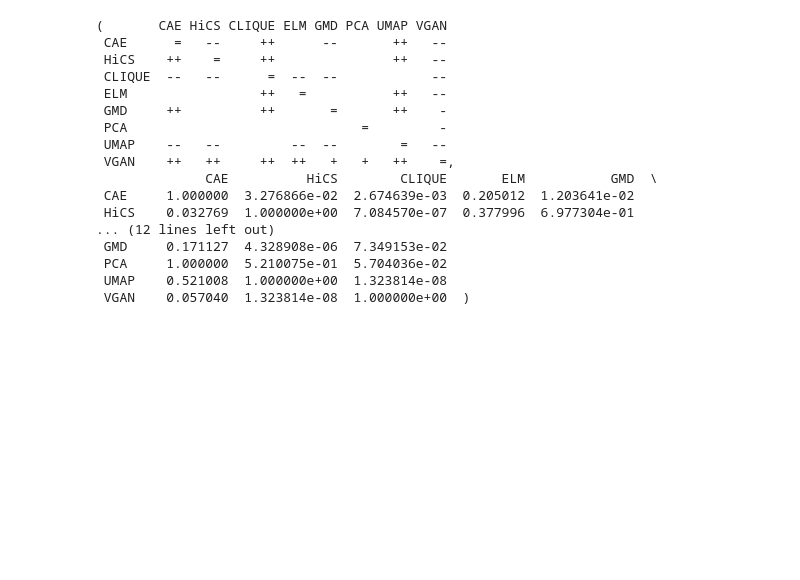
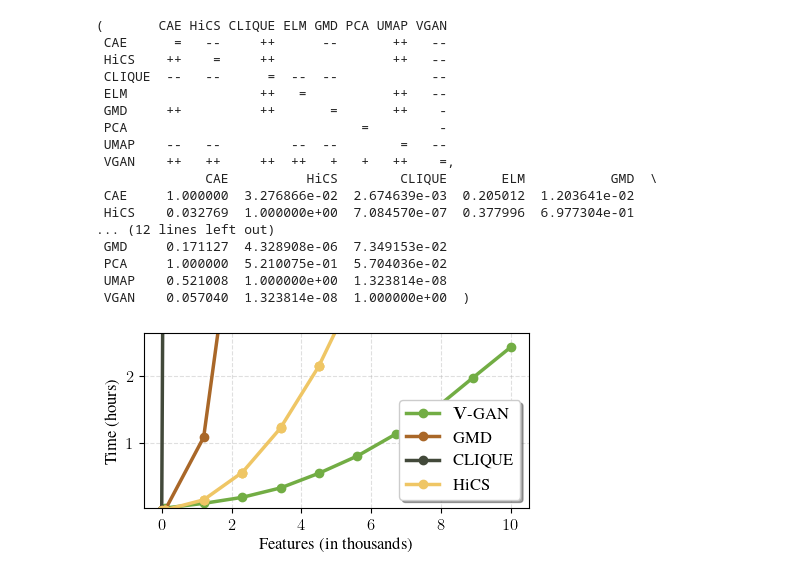
Before and after one commit to jcribeiro98/V-GAN, a Jupyter notebook: images.ipynb, the cells around one changed output. Saved outputs shown, nothing was run; the diff lists cells and outputs as text; code cells hidden in the pictures; blank space fills up the shorter version.

Commit message:
Final time experiments + graphs

```diff
--- a/images.ipynb
+++ b/images.ipynb
@@ -729,3 +729,61 @@ VGAN    ++   ++     ++  ++   +   +   ++    =
  PCA     1.000000  5.210075e-01  5.704036e-02
  UMAP    0.521008  1.000000e+00  1.323814e-08
  VGAN    0.057040  1.323814e-08  1.000000e+00  )
+# %%
+import pandas as pd
+import matplotlib.pyplot as plt
+# Load the uploaded datasets
+file_vgan = "/home/i40/cribeiro/Software/Python/V-GAN/experiments/Synthetic/Times/Times_VGAN_all_datasets.csv"
+file_gmd = "/home/i40/cribeiro/Software/Python/V-GAN/experiments/Synthetic/Times/Times_GMD_all_datasets.csv"
+file_clique = "/home/i40/cribeiro/Software/Python/V-GAN/experiments/Synthetic/Times/Times_CLIQUE_all_datasets.csv"
+file_hics = "/home/i40/cribeiro/Software/Python/V-GAN/experiments/Synthetic/Times/Times_HiCS_all_datasets.csv"
+
+vgan_df = pd.read_csv(file_vgan)
+gmd_df = pd.read_csv(file_gmd)
+hics_df = pd.read_csv(file_hics)
+clique_df = pd.read_csv(file_clique)
+vgan_color = "#72AD44"
+gmd_color = "#A96728"
+hics_color = "#42493A"
+clique_color = "#EFC665"
+colors = [vgan_color,gmd_color,hics_color,clique_color]
+
+
+# Assign names to each dataset
+vgan_df['Dataset'] = 'VGAN'
+gmd_df['Dataset'] = 'GMD'
+hics_df['Dataset'] = "HiCS"
+clique_df['Dataset'] = "CLIQUE"
+
+# Combine all datasets
+all_data = pd.concat([vgan_df, gmd_df, clique_df, hics_df], ignore_index=True)
+all_data['Time'] = all_data['Time'].div(60*60) #Hours
+all_data["Features"] = all_data["Features"].div(1000) #Features
+# Determine the range of VGAN data for better y-axis limits
+vgan_subset = all_data[all_data['Dataset'] == 'VGAN']
+y_min, y_max = vgan_subset['Time'].min(), vgan_subset['Time'].max() + .2
+
+
+# Add a starting point (0, 0) for all datasets
+baseline_point = pd.DataFrame({'Dataset': all_data['Dataset'].unique(), 'Time': 0, 'Features': 0})
+adjusted_data = pd.concat([baseline_point, all_data], ignore_index=True)
+
+# Re-plot with the adjusted data
+plt.figure(figsize=(.85*2.5*7/3, .85*2*4/3))
+for i,dataset in enumerate(adjusted_data['Dataset'].unique()):
+    subset = adjusted_data[adjusted_data['Dataset'] == dataset]
+    plt.plot(subset['Features'], subset['Time'], marker='o', label=dataset, color = colors[i],linewidth = 2.5,linestyle="-")
+
+plt.ylim(y_min, y_max)
+plt.xlabel('Features (in thousands)')
+plt.ylabel('Time (hours)')
+
+plt.title('')
+plt.legend([r'$\mathbf{V}$-GAN',"GMD","CLIQUE",'HiCS',],fancybox=True,shadow=True)
+plt.grid(True,alpha=.4,linestyle="--")
+
+
+plt.savefig(f'experiments/Synthetic/Times/time_image.png',dpi=1000)
+plt.show()
+# %% [output]
+[figure, added]
```
Also changed, not shown: 6 other files.
